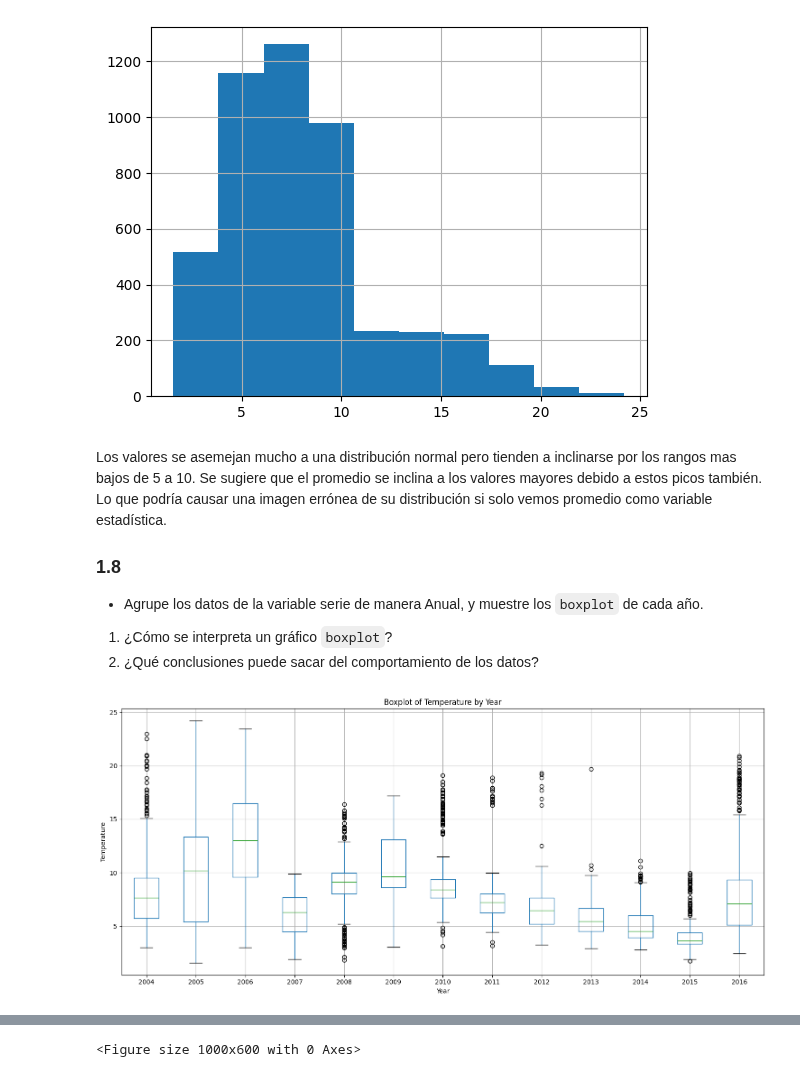
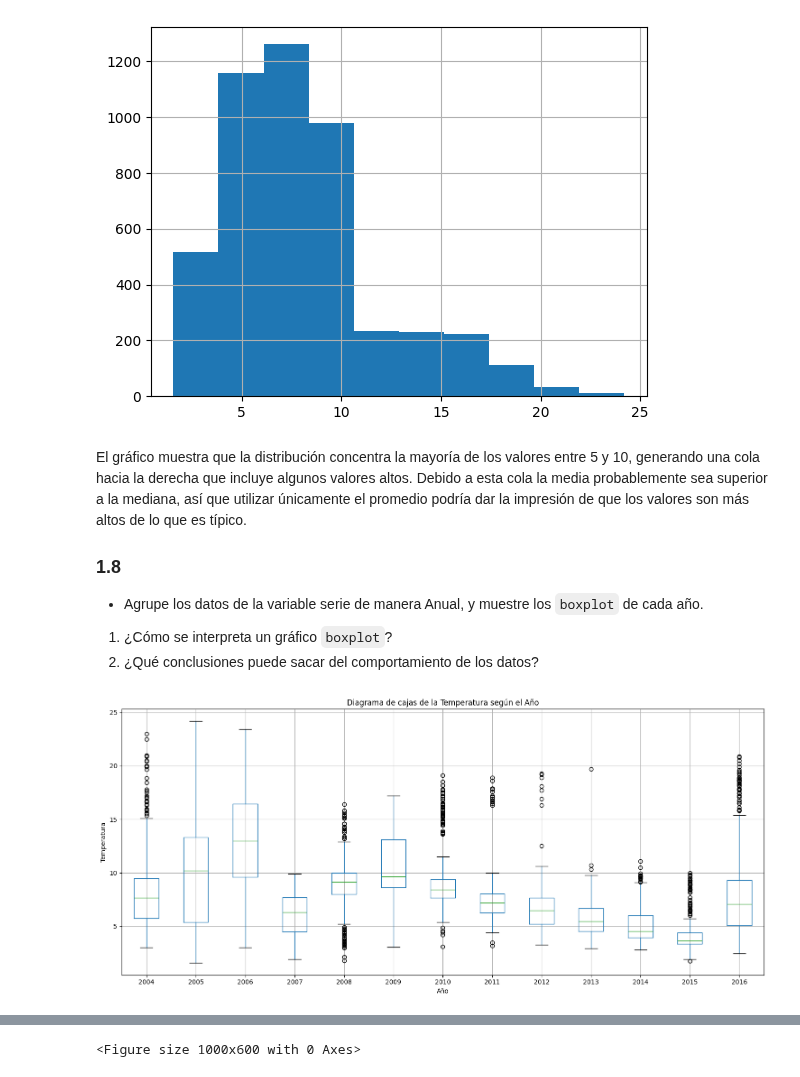
Before and after one commit to datwaft/aprendizaje_automatico, a Jupyter notebook: Trabajo_Corto_1.ipynb, the cells around one changed output, grey strips where cells are left out. Saved outputs shown, nothing was run; the diff lists cells and outputs as text; code cells hidden in the pictures.

```diff
--- a/Trabajo_Corto_1.ipynb
+++ b/Trabajo_Corto_1.ipynb
@@ -56,10 +58,7 @@ from statsmodels.tsa.stattools import adfuller
 - Muestre los cinco primeros registros.
 - Muestre qué tipo de datos es la variable series
 # %%
-df1: Series = cast(
-    Series,
-    pd.read_csv("./data/TS_d_1.csv", parse_dates=[0], index_col=0).squeeze(),
-)
+df1 = pd.read_csv("./data/TS_d_1.csv", index_col=0).iloc[:, 0].astype("float64")
 df1.index = pd.to_datetime(df1.index, format="%d/%m/%Y")
 df1.head(5)
 # %% [output]
@@ -179,24 +177,22 @@ df1.hist()
 <Axes: >
 [figure]
 # %% [markdown]
-Los valores se asemejan mucho a una distribución normal pero tienden a inclinarse por los rangos mas bajos de 5 a 10.
-Se sugiere que el promedio se inclina a los valores mayores debido a estos picos también. Lo que podría causar una imagen errónea de su distribución si solo vemos promedio como variable estadística.
+El gráfico muestra que la distribución concentra la mayoría de los valores entre 5 y 10, generando una cola hacia la derecha que incluye algunos valores altos. Debido a esta cola la media probablemente sea superior a la mediana, así que utilizar únicamente el promedio podría dar la impresión de que los valores son más altos de lo que es típico.
 
 ### 1.8
 - Agrupe los datos de la variable serie de manera Anual, y muestre los `boxplot` de cada año.
 1. ¿Cómo se interpreta un gráfico `boxplot`?
 2. ¿Qué conclusiones puede sacar del comportamiento de los datos?
 # %%
-df1_yearly = pd.DataFrame(df1)
-df1_yearly["year"] = cast(DatetimeIndex, df1_yearly.index).year
+df1_yearly = df1.to_frame().assign(year=df1.index.year)
 
 plt.figure(figsize=(15, 7))
 df1_yearly.boxplot(column="temperatura", by="year", ax=plt.gca())
-plt.title("Boxplot of Temperature by Year")
-plt.xlabel("Year")
-plt.ylabel("Temperature")
+plt.title("Diagrama de cajas de la Temperatura según el Año")
+plt.xlabel("Año")
+plt.ylabel("Temperatura")
 plt.suptitle("")
 plt.tight_layout()
 plt.show()
 # %% [output]
-[figure, old version]
+[figure, new version]
```
Also changed, not shown: parts of 21 cells of this notebook.
